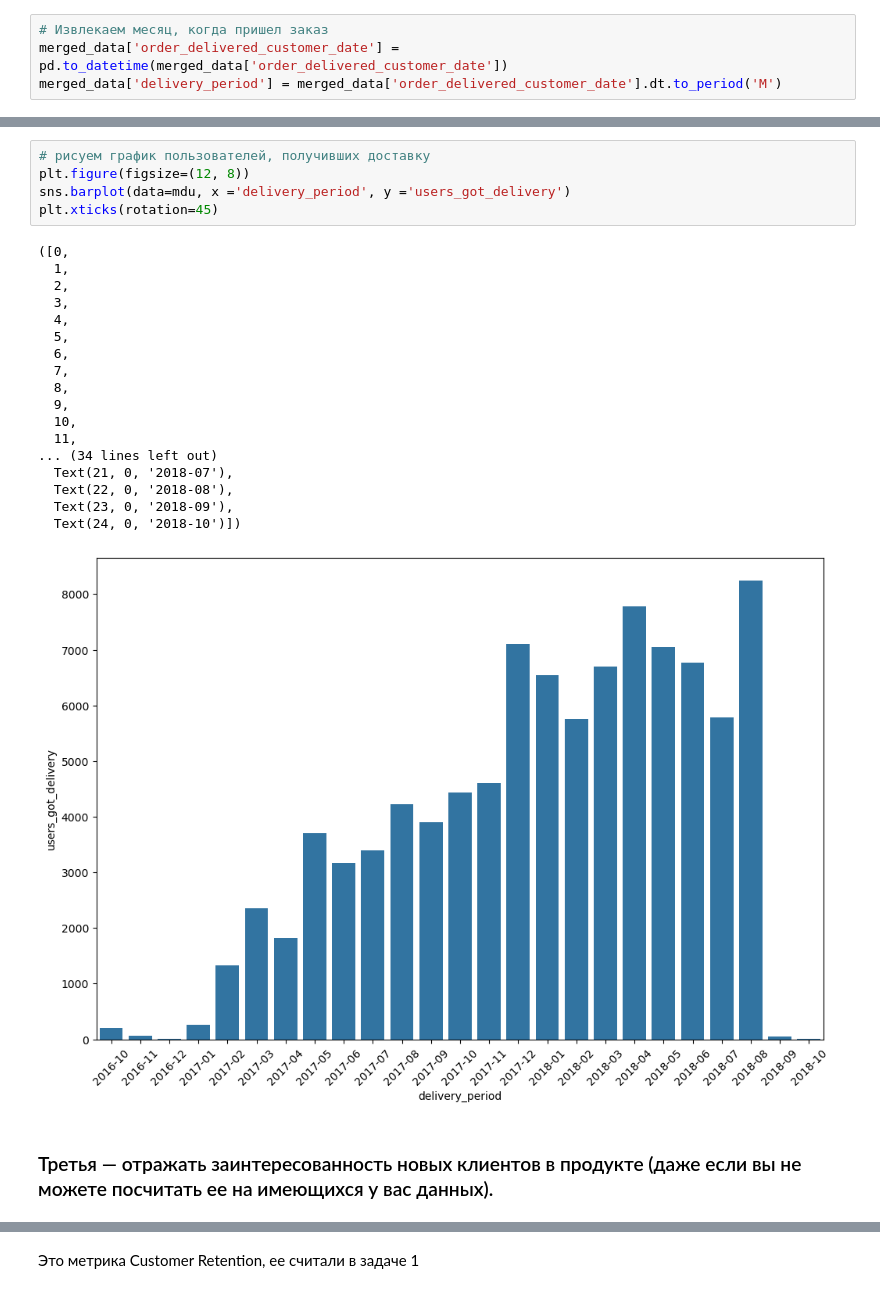
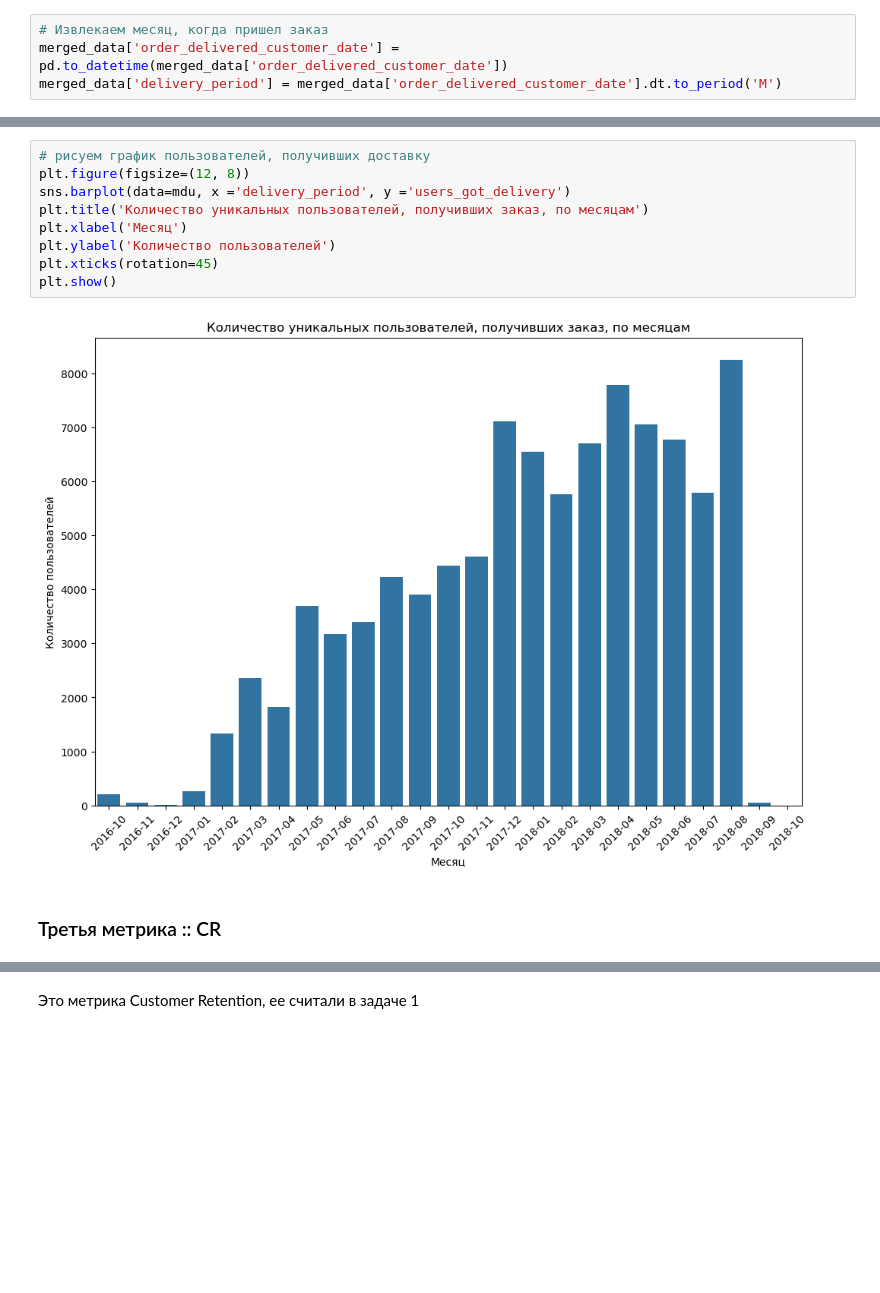
Before and after one commit to elizawetav/marketplace, a Jupyter notebook: marketplace_brazil.ipynb, the cells around one changed output, grey strips where cells are left out. Drawn from its saved outputs; the diff is of its cells as text; blank space fills up the shorter version.

```diff
--- a/marketplace_brazil.ipynb
+++ b/marketplace_brazil.ipynb
@@ -403,27 +389,14 @@ mdu
 # %%
 # рисуем график пользователей, получивших доставку
 plt.figure(figsize=(12, 8))
 sns.barplot(data=mdu, x ='delivery_period', y ='users_got_delivery')
+plt.title('Количество уникальных пользователей, получивших заказ, по месяцам')
+plt.xlabel('Месяц')
+plt.ylabel('Количество пользователей')
 plt.xticks(rotation=45)
+plt.show()
 # %% [output]
-([0,
-  1,
-  2,
-  3,
-  4,
-  5,
-  6,
-  7,
-  8,
-  9,
-  10,
-  11,
-... (34 lines left out)
-  Text(21, 0, '2018-07'),
-  Text(22, 0, '2018-08'),
-  Text(23, 0, '2018-09'),
-  Text(24, 0, '2018-10')])
-[figure, old version]
+[figure, new version]
 # %% [markdown]
-### Третья — отражать заинтересованность новых клиентов в продукте (даже если вы не можете посчитать ее на имеющихся у вас данных).
+### Третья метрика :: CR
 # %% [markdown]
```
Also changed, not shown: parts of 36 cells of this notebook.
